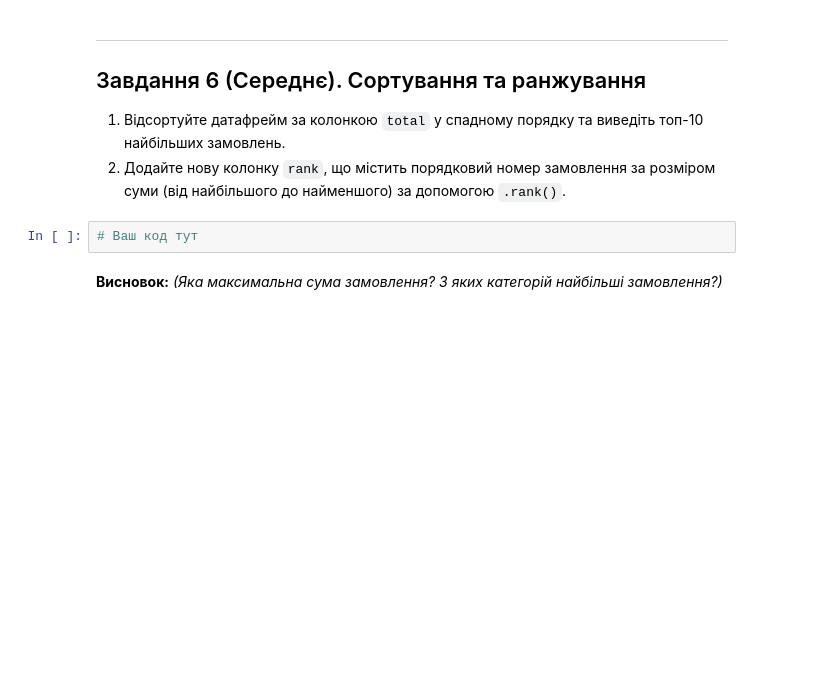
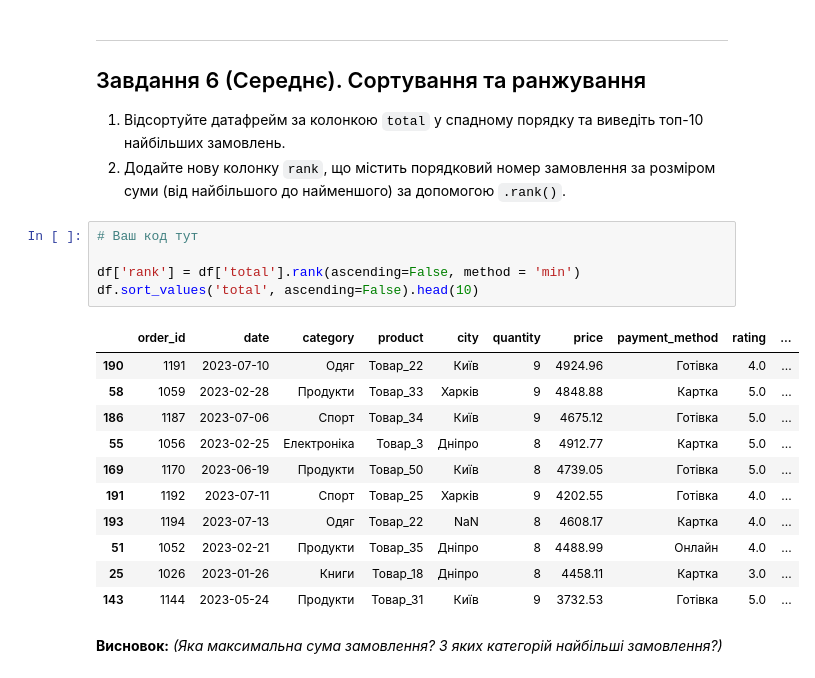
Before and after one commit to Olga-Lyt/DTA-2026, a Jupyter notebook: classwork/pandas_tasks_beginners_DTA.ipynb, the cells around one changed output. Saved outputs shown, nothing was run; the diff lists cells and outputs as text; blank space fills up the shorter version.

```diff
--- a/classwork/pandas_tasks_beginners_DTA.ipynb
+++ b/classwork/pandas_tasks_beginners_DTA.ipynb
@@ -105,8 +203,23 @@ print('Колонки:', list(df.columns))
 
 1. Відсортуйте датафрейм за колонкою `total` у спадному порядку та виведіть топ-10 найбільших замовлень.
 2. Додайте нову колонку `rank`, що містить порядковий номер замовлення за розміром суми (від найбільшого до найменшого) за допомогою `.rank()`.
-# %%
-# Ваш код тут
+# %%
+# Ваш код тут
+
+df['rank'] = df['total'].rank(ascending=False, method = 'min')
+df.sort_values('total', ascending=False).head(10)
+# %% [output]
+|  | order_id | date | category | product | city | quantity | price | payment_method | rating | ... |
+| 190 | 1191 | 2023-07-10 | Одяг | Товар_22 | Київ | 9 | 4924.96 | Готівка | 4.0 | ... |
+| 58 | 1059 | 2023-02-28 | Продукти | Товар_33 | Харків | 9 | 4848.88 | Картка | 5.0 | ... |
+| 186 | 1187 | 2023-07-06 | Спорт | Товар_34 | Київ | 9 | 4675.12 | Готівка | 5.0 | ... |
+| 55 | 1056 | 2023-02-25 | Електроніка | Товар_3 | Дніпро | 8 | 4912.77 | Картка | 5.0 | ... |
+| 169 | 1170 | 2023-06-19 | Продукти | Товар_50 | Київ | 8 | 4739.05 | Готівка | 5.0 | ... |
+| 191 | 1192 | 2023-07-11 | Спорт | Товар_25 | Харків | 9 | 4202.55 | Готівка | 4.0 | ... |
+| 193 | 1194 | 2023-07-13 | Одяг | Товар_22 | NaN | 8 | 4608.17 | Картка | 4.0 | ... |
+| 51 | 1052 | 2023-02-21 | Продукти | Товар_35 | Дніпро | 8 | 4488.99 | Онлайн | 4.0 | ... |
+| 25 | 1026 | 2023-01-26 | Книги | Товар_18 | Дніпро | 8 | 4458.11 | Картка | 3.0 | ... |
+| 143 | 1144 | 2023-05-24 | Продукти | Товар_31 | Київ | 9 | 3732.53 | Готівка | 5.0 | ... |
 # %% [markdown]
 **Висновок:** *(Яка максимальна сума замовлення? З яких категорій найбільші замовлення?)*
 # %% [markdown]
```
Also changed, not shown: parts of 9 cells of this notebook.
